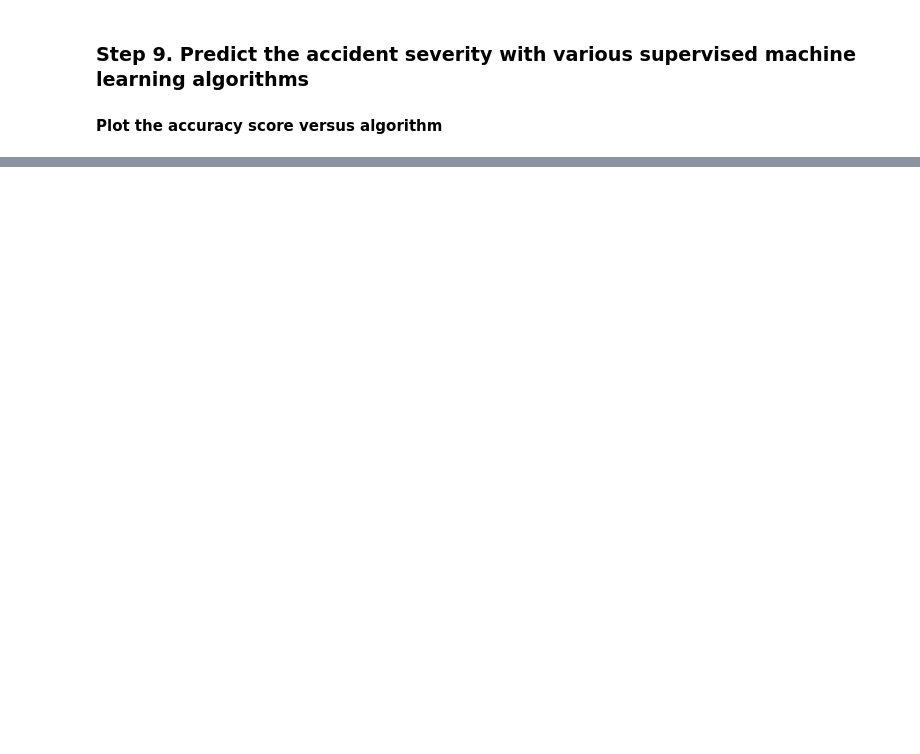
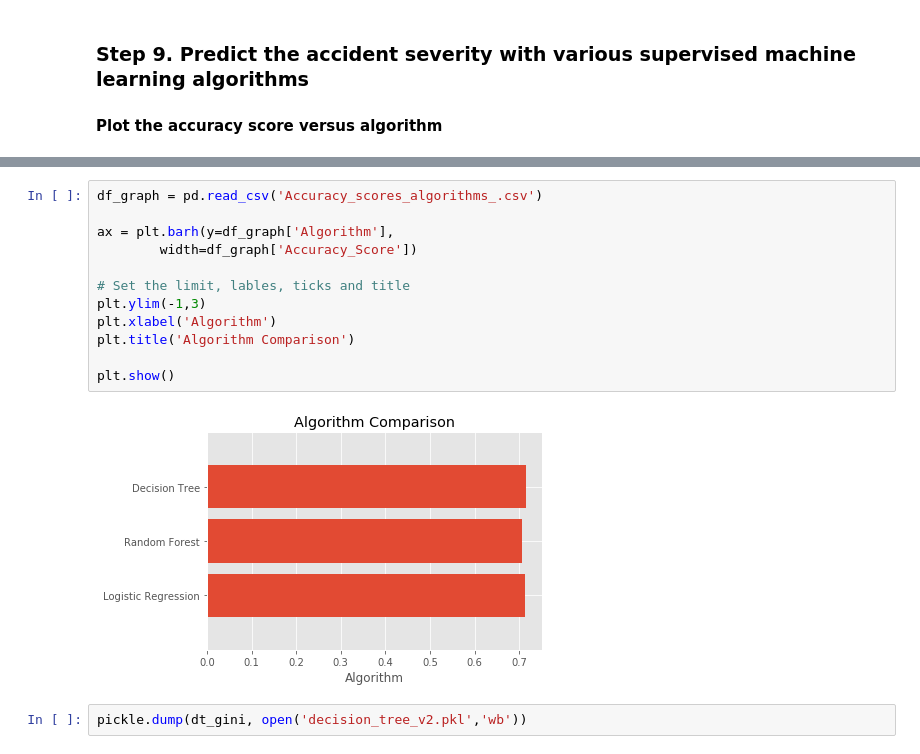
Before and after one commit to rlau929/final, a Jupyter notebook: notebooks/test_new_sev.ipynb, the cells around one changed output, grey strips where cells are left out. Drawn from its saved outputs; the diff is of its cells as text; blank space fills up the shorter version.

```diff
--- a/notebooks/test_new_sev.ipynb
+++ b/notebooks/test_new_sev.ipynb
@@ -1003,0 +1118,16 @@ plt.show()
+# %%
+df_graph = pd.read_csv('Accuracy_scores_algorithms_.csv')
+
+ax = plt.barh(y=df_graph['Algorithm'],
+        width=df_graph['Accuracy_Score'])
+
+# Set the limit, lables, ticks and title
+plt.ylim(-1,3)
+plt.xlabel('Algorithm')
+plt.title('Algorithm Comparison')
+
+plt.show()
+# %% [output]
+[figure, added]
+# %%
+pickle.dump(dt_gini, open('decision_tree_v2.pkl','wb'))
```
Also changed, not shown: parts of 55 cells of this notebook, 7 other files.
